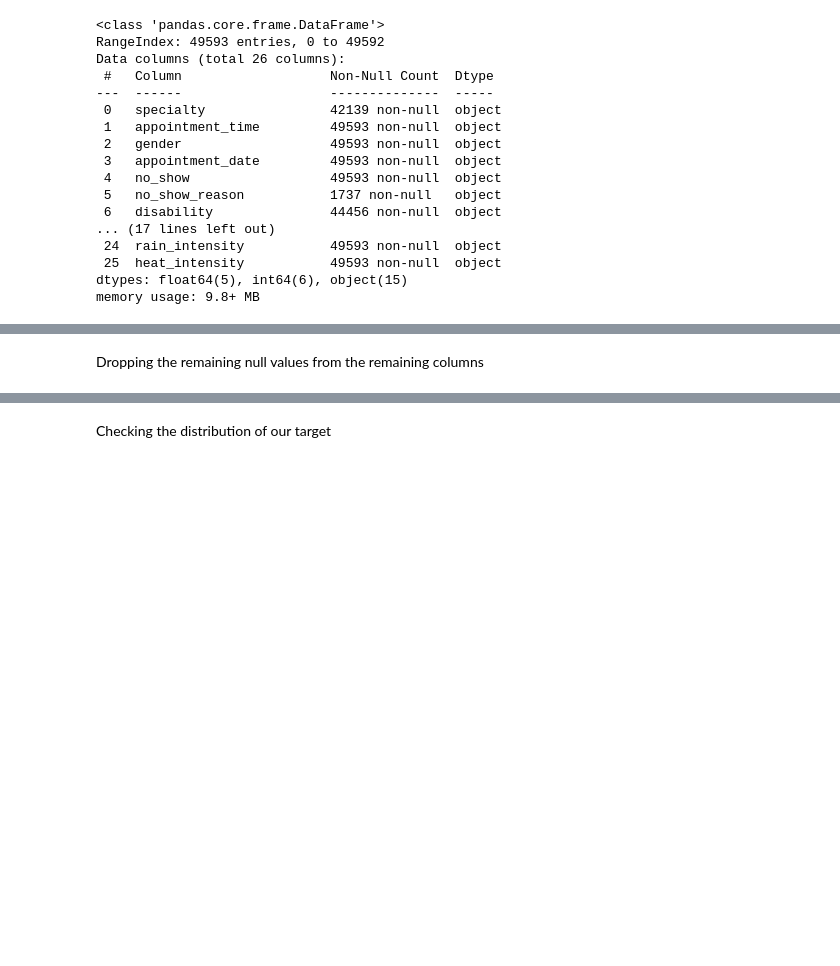
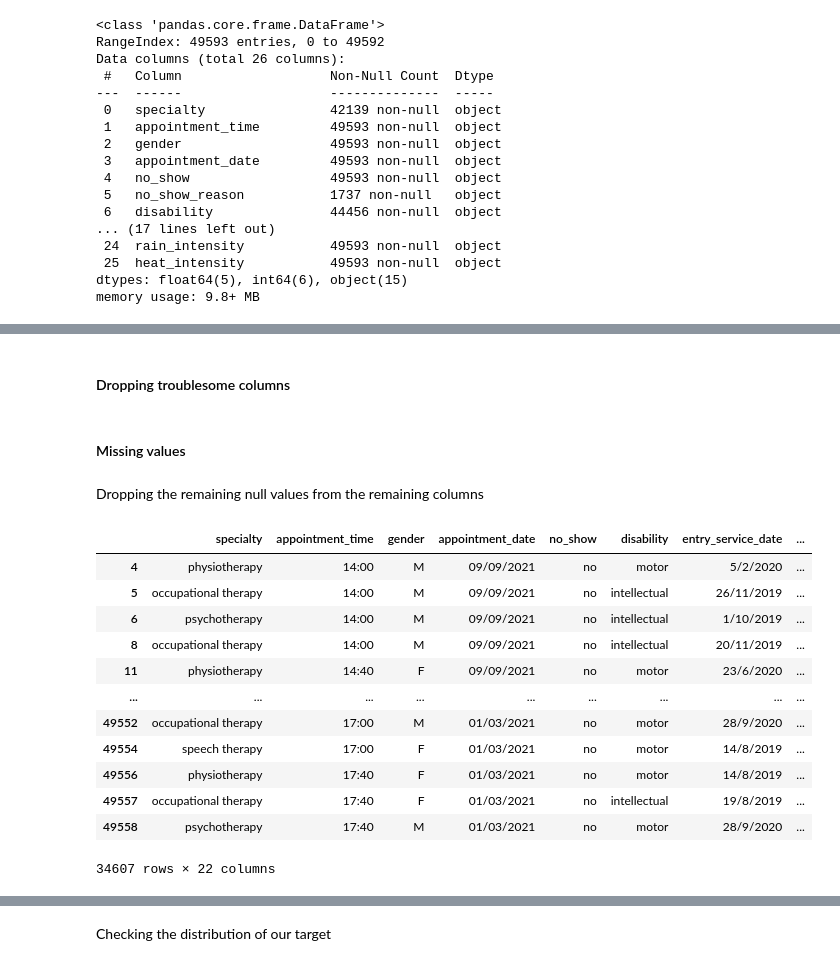
Before and after one commit to joanarr13/Capstone, a Jupyter notebook: No_show_prediction/no-show.ipynb, the cells around one changed output, grey strips where cells are left out. Saved outputs shown, nothing was run; the diff lists cells and outputs as text; code cells hidden in the pictures; blank space fills up the shorter version.

Commit message:
mudanças no no-show prediction cenas

```diff
--- a/No_show_prediction/no-show.ipynb
+++ b/No_show_prediction/no-show.ipynb
@@ -57,9 +57,29 @@ From the previous output we can see that:
 - Some columns must be converted to other data types
+# %% [markdown]
+#### Dropping troublesome columns
 # %%
 data.drop(['no_show_reason', 'icd', 'date_of_birth', 'appointment_shift'], axis = 1, inplace = True)
 # ICD é o código da doença
+# %% [markdown]
+#### Missing values
 # %% [markdown]
 Dropping the remaining null values from the remaining columns
 # %%
 data.dropna(inplace = True)
 # ficamos com 34607 rows (dropamos 14986)
+# %%
+data
+# %% [output]
+|  | specialty | appointment_time | gender | appointment_date | no_show | disability | entry_service_date | ... |
+| 4 | physiotherapy | 14:00 | M | 09/09/2021 | no | motor | 5/2/2020 | ... |
+| 5 | occupational therapy | 14:00 | M | 09/09/2021 | no | intellectual | 26/11/2019 | ... |
+| 6 | psychotherapy | 14:00 | M | 09/09/2021 | no | intellectual | 1/10/2019 | ... |
+| 8 | occupational therapy | 14:00 | M | 09/09/2021 | no | intellectual | 20/11/2019 | ... |
+| 11 | physiotherapy | 14:40 | F | 09/09/2021 | no | motor | 23/6/2020 | ... |
+| ... | ... | ... | ... | ... | ... | ... | ... | ... |
+| 49552 | occupational therapy | 17:00 | M | 01/03/2021 | no | motor | 28/9/2020 | ... |
+| 49554 | speech therapy | 17:00 | F | 01/03/2021 | no | motor | 14/8/2019 | ... |
+| 49556 | physiotherapy | 17:40 | F | 01/03/2021 | no | motor | 14/8/2019 | ... |
+| 49557 | occupational therapy | 17:40 | F | 01/03/2021 | no | intellectual | 19/8/2019 | ... |
+| 49558 | psychotherapy | 17:40 | M | 01/03/2021 | no | motor | 28/9/2020 | ... |
+34607 rows × 22 columns
```
Also changed, not shown: parts of 13 cells of this notebook.
